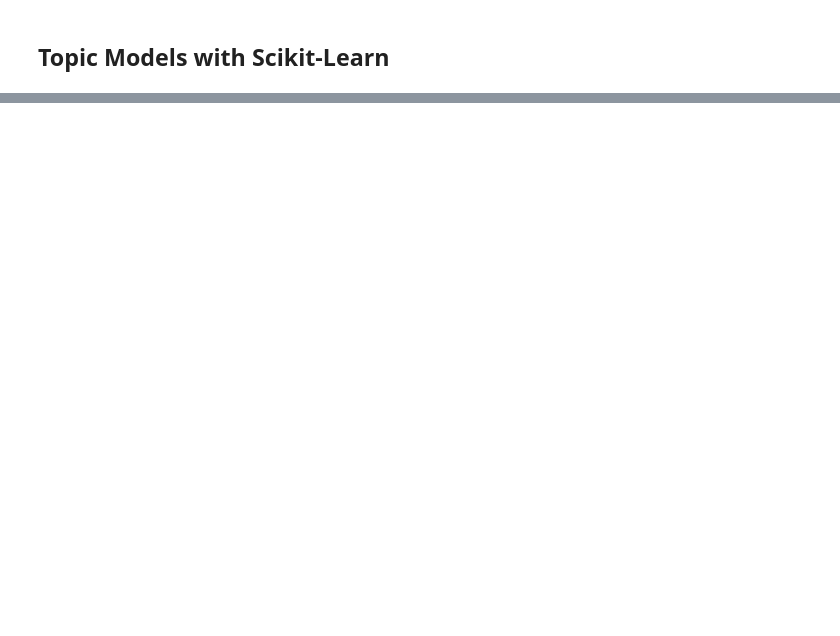
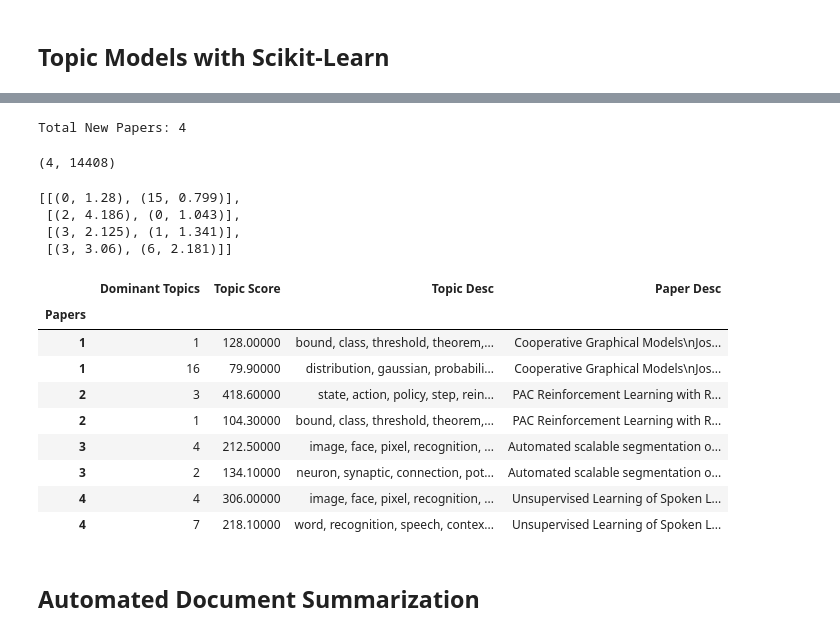
Before and after one commit to beliciataylor/self-study, a Jupyter notebook: NLP_Learning/ch06_text_summarization_topic_models.ipynb, the cells around one changed output, grey strips where cells are left out. Cells and saved outputs as stored; diff of their text form; code cells hidden in the pictures; blank space fills up the shorter version.

```diff
--- a/NLP_Learning/ch06_text_summarization_topic_models.ipynb
+++ b/NLP_Learning/ch06_text_summarization_topic_models.ipynb
@@ -1022,7 +1149,7 @@ import glob
 # papers manually downloaded from NIPS 16
 # https://papers.nips.cc/book/advances-in-neural-information-processing-systems-29-2016
 
-new_paper_files = glob.glob('nips16*.txt')
+new_paper_files = glob.glob('test_data/nips16*.txt')
 new_papers = []
 for fn in new_paper_files:
     with open(fn, encoding='utf-8', errors='ignore', mode='r+') as f:
@@ -1208,0 +1518,63 @@ results_df
+# %%
+## Predicting Topics for New Research Papers
+import glob
+# papers manually downloaded from NIPS 16
+# https://papers.nips.cc/book/advances-in-neural-information-processing-systems-29-2016
+
+new_paper_files = glob.glob('test_data/nips16*.txt')
+new_papers = []
+for fn in new_paper_files:
+    with open(fn, encoding='utf-8', errors='ignore', mode='r+') as f:
+        data = f.read()
+        new_papers.append(data)
+
+print('Total New Papers:', len(new_papers))
+# %% [output]
+Total New Papers: 4
+# %%
+# preprocess documents and extract features
+norm_new_papers = normalize_corpus(new_papers)
+cv_new_features = cv.transform(norm_new_papers)
+cv_new_features.shape
+# %% [output]
+(4, 14408)
+# %%
+# use NMF topic model to predict topics for new research papers
+topic_predictions = nmf_model.transform(cv_new_features)
+best_topics = [[(topic, round(sc, 3))
+                   for topic, sc in sorted(enumerate(topic_predictions[i]),
+                                           key=lambda row: -row[1])[:2]]
+                      for i in range(len(topic_predictions))]
+best_topics
+# %% [output]
+[[(0, 1.28), (15, 0.799)],
+ [(2, 4.186), (0, 1.043)],
+ [(3, 2.125), (1, 1.341)],
+ [(3, 3.06), (6, 2.181)]]
+# %%
+# view results
+results_df = pd.DataFrame()
+results_df['Papers'] = range(1, len(new_papers)+1)
+results_df['Dominant Topics'] = [[topic_num+1 for topic_num, sc in item]
+                                    for item in best_topics]
+res = results_df.set_index(['Papers'])['Dominant Topics'].apply(pd.Series).stack().reset_index(level=1, drop=True)
+results_df = pd.DataFrame({'Dominant Topics': res.values}, index=res.index)
+results_df['Topic Score'] = [topic_sc for topic_list in [[round(sc*100, 2)
+                                                             for topic_num, sc in item]
+                                                                for item in best_topics]
+                                         for topic_sc in topic_list]
+results_df['Topic Desc'] = [topics_df.iloc[t-1]['Terms per Topic']
+                           for t in results_df['Dominant Topics'].values]
+results_df['Paper Desc'] = [new_papers[i-1][:200] for i in results_df.index.values]
+results_df
+# %% [output]
+|  | Dominant Topics | Topic Score | Topic Desc | Paper Desc |
+| Papers |  |  |  |  |
+| 1 | 1 | 128.00000 | bound, class, threshold, theorem,... | Cooperative Graphical Models\nJos... |
+| 1 | 16 | 79.90000 | distribution, gaussian, probabili... | Cooperative Graphical Models\nJos... |
+| 2 | 3 | 418.60000 | state, action, policy, step, rein... | PAC Reinforcement Learning with R... |
+| 2 | 1 | 104.30000 | bound, class, threshold, theorem,... | PAC Reinforcement Learning with R... |
+| 3 | 4 | 212.50000 | image, face, pixel, recognition, ... | Automated scalable segmentation o... |
+| 3 | 2 | 134.10000 | neuron, synaptic, connection, pot... | Automated scalable segmentation o... |
+| 4 | 4 | 306.00000 | image, face, pixel, recognition, ... | Unsupervised Learning of Spoken L... |
+| 4 | 7 | 218.10000 | word, recognition, speech, contex... | Unsupervised Learning of Spoken L... |
@@ -1208,0 +1592,2 @@ results_df
+# %% [markdown]
+## Automated Document Summarization
```
Also changed, not shown: parts of 75 cells of this notebook, 7 other files.
